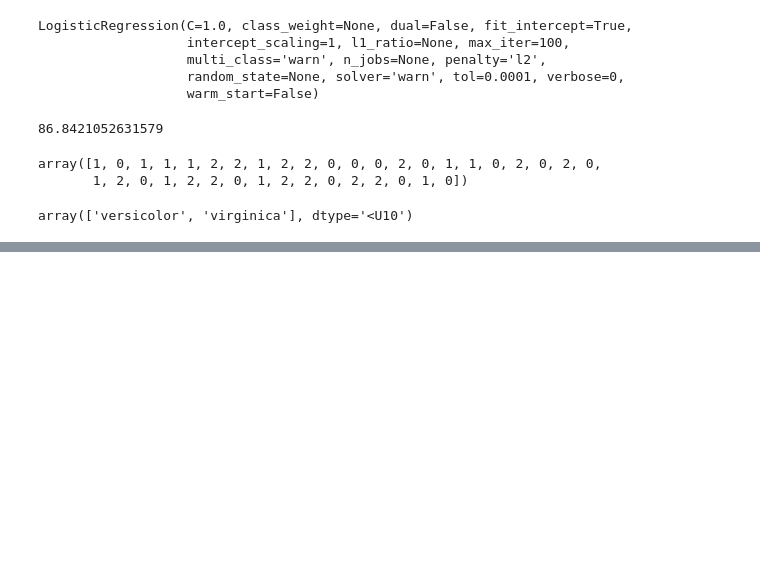
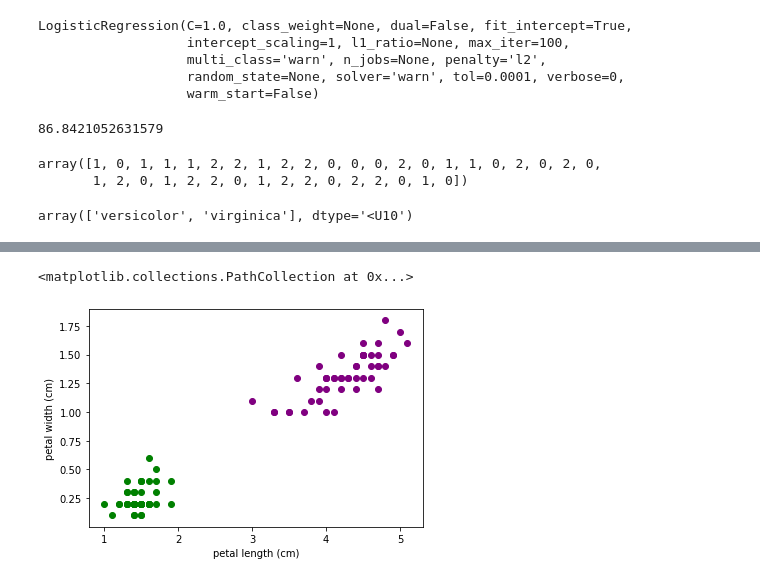
Before and after one commit to niomwungeri-fabrice/intro-to-machine-learning, a Jupyter notebook: iris_flower_predictor.ipynb, the cells around one changed output, grey strips where cells are left out. Cells and saved outputs as stored; diff of their text form; code cells hidden in the pictures; blank space fills up the shorter version.

```diff
--- a/iris_flower_predictor.ipynb
+++ b/iris_flower_predictor.ipynb
@@ -35,0 +85,8 @@ array(['versicolor', 'virginica'], dtype='<U10')
+# %%
+plt.xlabel('petal length (cm)')
+plt.ylabel('petal width (cm)')
+plt.scatter(df0['petal length (cm)'], df0['petal width (cm)'], color='green')
+plt.scatter(df1['petal length (cm)'], df1['petal width (cm)'], color='purple')
+# %% [output]
+<matplotlib.collections.PathCollection at 0x...>
+[figure, added]
```
Also changed, not shown: parts of 18 cells of this notebook.
